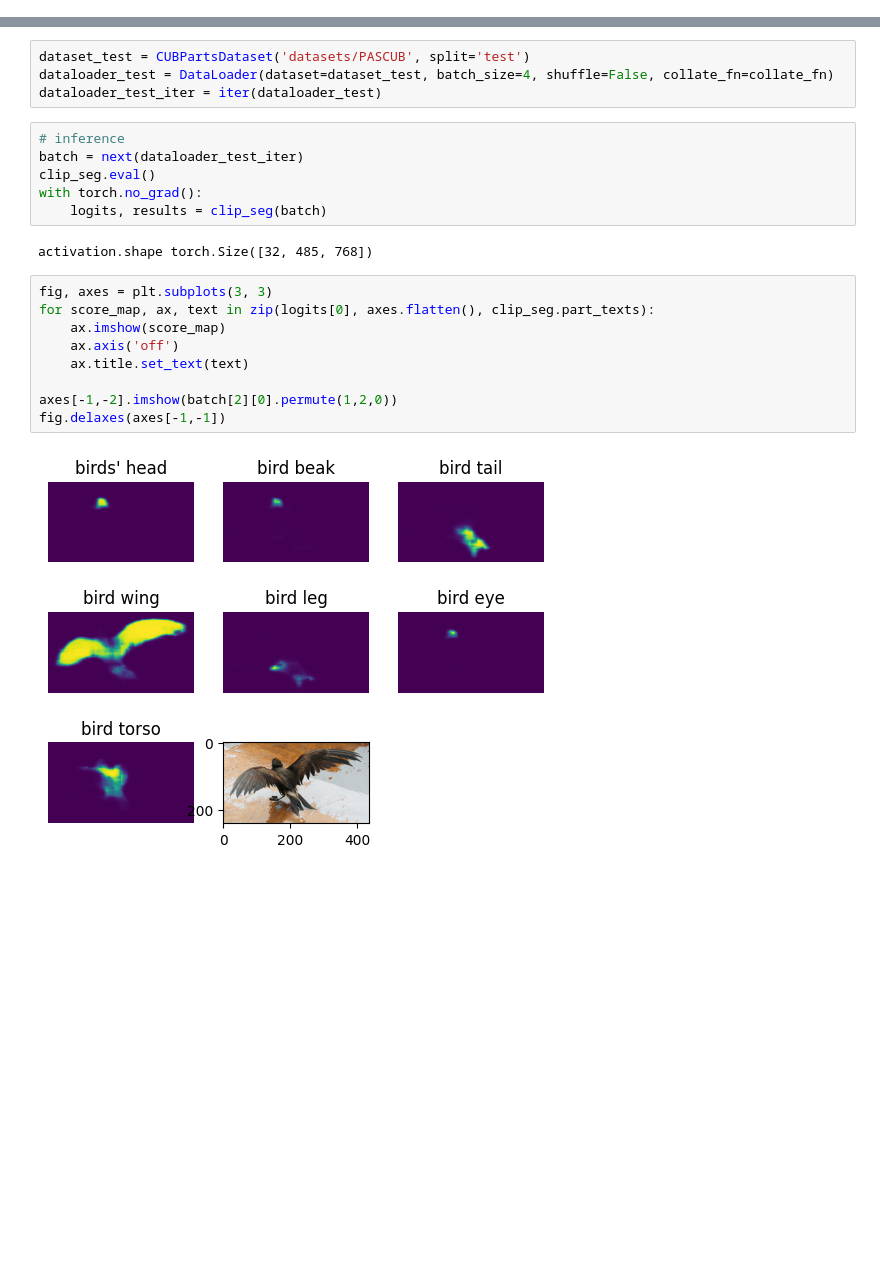
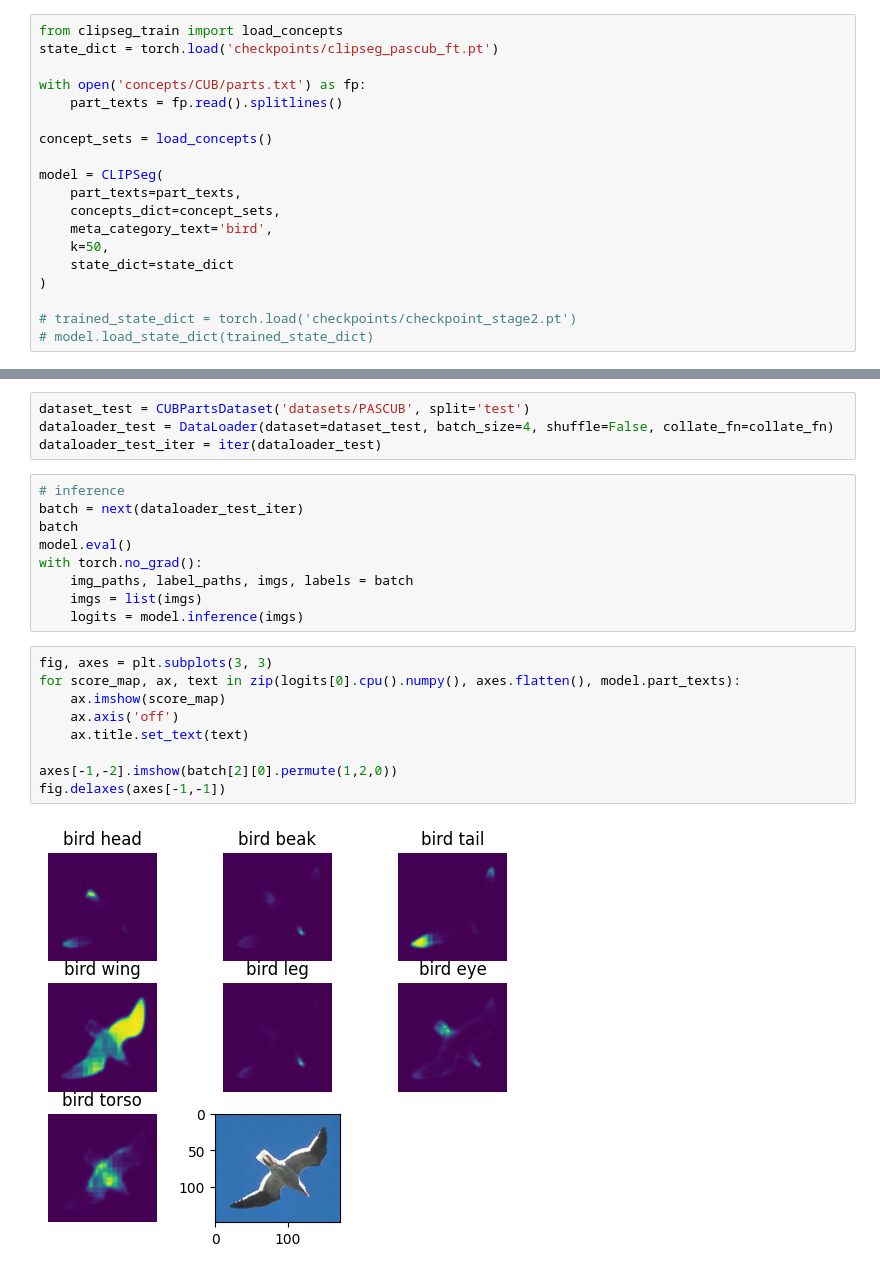
Before and after one commit to zijizhu/part-concept, a Jupyter notebook: clipseg.ipynb, the cells around one changed output, grey strips where cells are left out. Cells and saved outputs as stored; diff of their text form; blank space fills up the shorter version.

```diff
--- a/clipseg.ipynb
+++ b/clipseg.ipynb
@@ -31,0 +15,19 @@ You should probably TRAIN this model on a down-stream task to be able to use it
+# %%
+from clipseg_train import load_concepts
+state_dict = torch.load('checkpoints/clipseg_pascub_ft.pt')
+
+with open('concepts/CUB/parts.txt') as fp:
+    part_texts = fp.read().splitlines()
+
+concept_sets = load_concepts()
+
+model = CLIPSeg(
+    part_texts=part_texts,
+    concepts_dict=concept_sets,
+    meta_category_text='bird',
+    k=50,
+    state_dict=state_dict
+)
+
+# trained_state_dict = torch.load('checkpoints/checkpoint_stage2.pt')
+# model.load_state_dict(trained_state_dict)
@@ -36,19 +42,20 @@ dataloader_test_iter = iter(dataloader_test)
 # %%
 # inference
 batch = next(dataloader_test_iter)
-clip_seg.eval()
+batch
+model.eval()
 with torch.no_grad():
-    logits, results = clip_seg(batch)
+    img_paths, label_paths, imgs, labels = batch
+    imgs = list(imgs)
+    logits = model.inference(imgs)
-# %% [output]
-activation.shape torch.Size([32, 485, 768])
 # %%
 fig, axes = plt.subplots(3, 3)
-for score_map, ax, text in zip(logits[0], axes.flatten(), clip_seg.part_texts):
+for score_map, ax, text in zip(logits[0].cpu().numpy(), axes.flatten(), model.part_texts):
     ax.imshow(score_map)
     ax.axis('off')
     ax.title.set_text(text)
 
 axes[-1,-2].imshow(batch[2][0].permute(1,2,0))
 fig.delaxes(axes[-1,-1])
 # %% [output]
-[figure, old version]
+[figure, new version]
```
Also changed, not shown: parts of 6 cells of this notebook, 4 other files.
